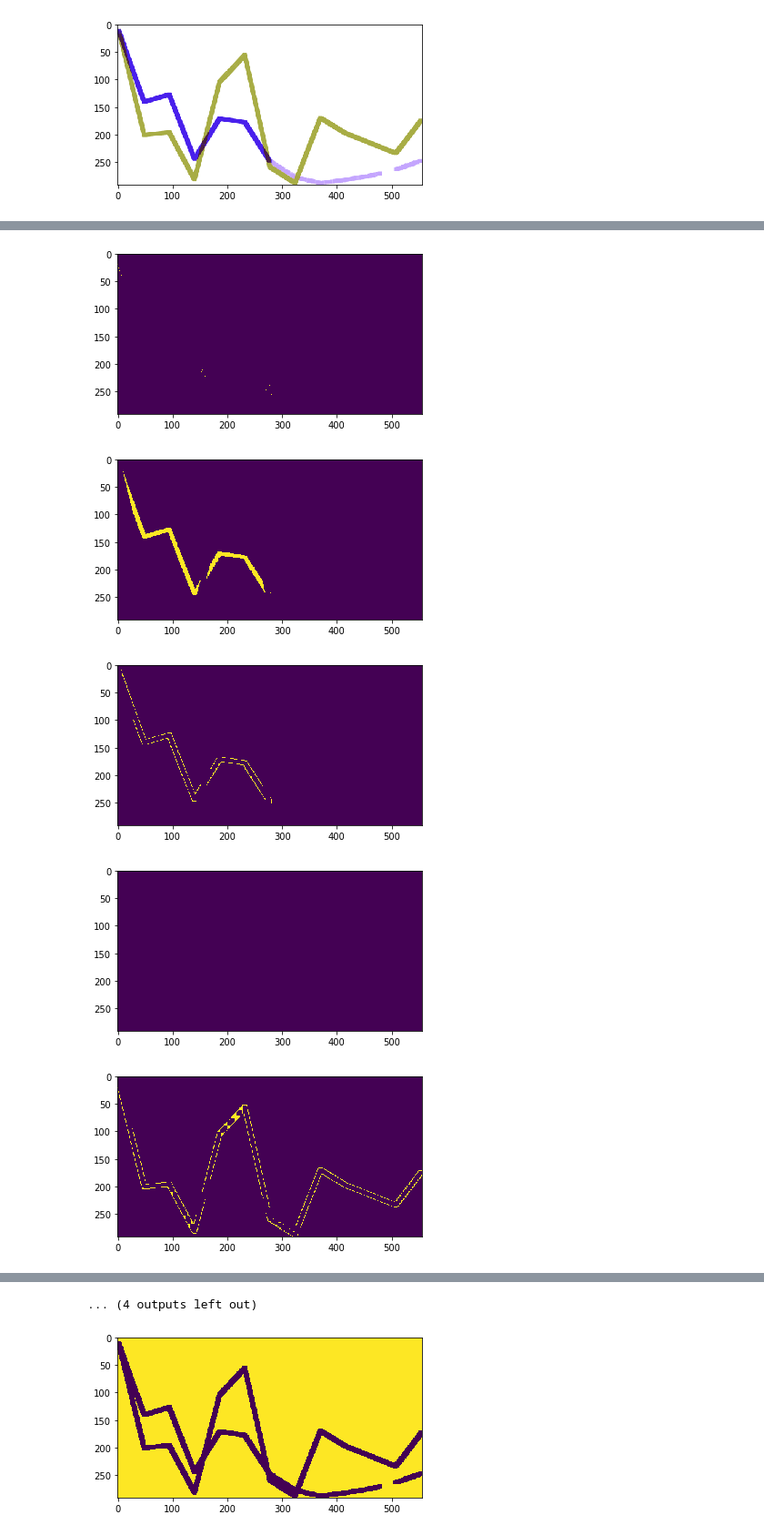
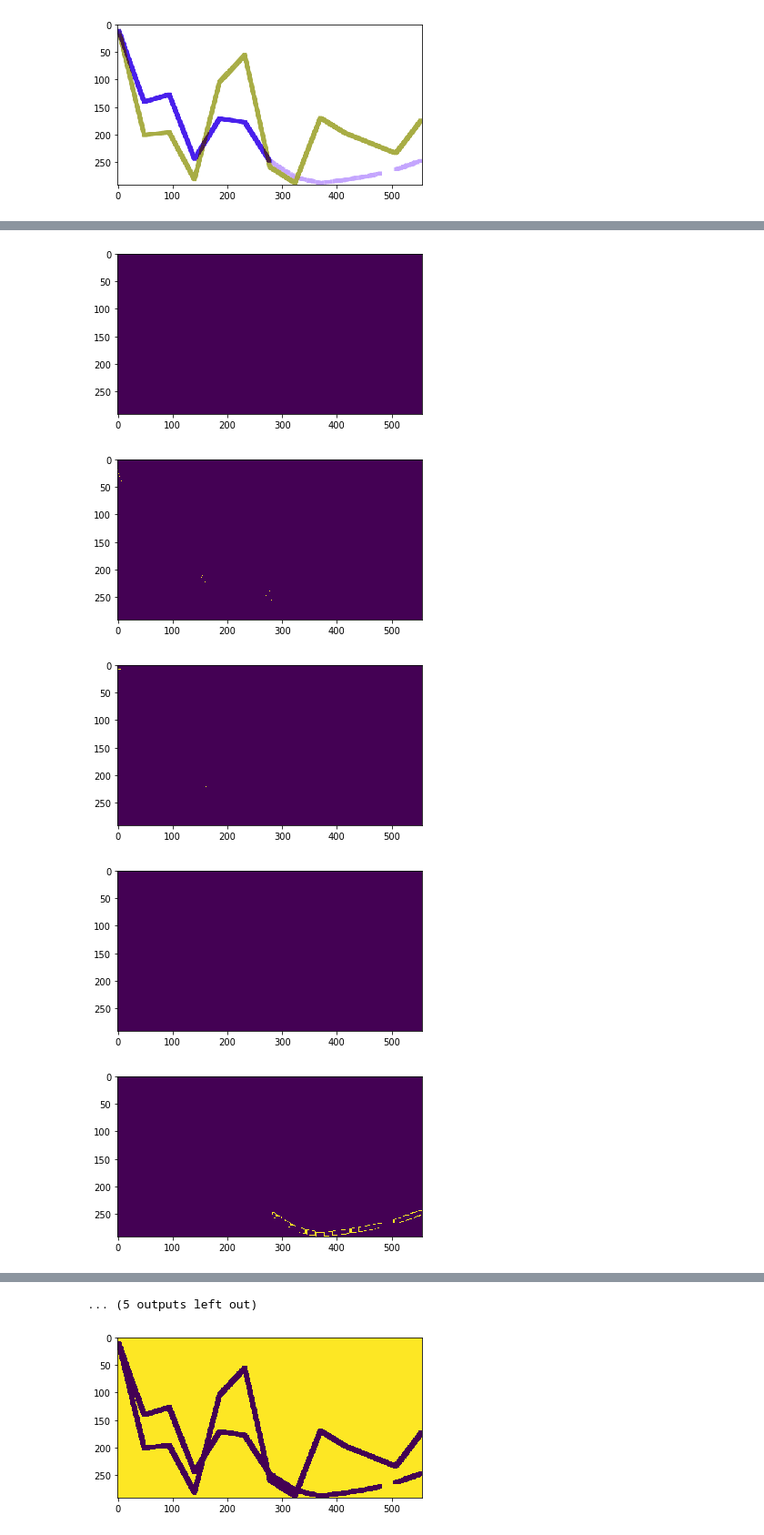
Before and after one commit to je-suis-tm/machine-learning, a Jupyter notebook: Reverse Engineering project/reverse engineering mixture.ipynb, the cells around one changed output, grey strips where cells are left out. Shown at 91% size. Cells and saved outputs as stored; diff of their text form; code cells hidden in the pictures.

Commit message:
use maximum number of unique colors as the ceiling for dirichlet

```diff
--- a/Reverse Engineering project/reverse engineering mixture.ipynb
+++ b/Reverse Engineering project/reverse engineering mixture.ipynb
@@ -84,7 +84,15 @@ def mixture_color_filter(img,num_of_colors=None,
         #use elbow method to determine the optimal number of colors
         #based upon aic and bic of the model
         if not num_of_colors:
-            num_of_colors=elbow_method(arr,**kwargs)
+
+            #maximum number of colors is determined by
+            #the total number of unique colors
+            MAX_ITR=len(np.unique(arr,axis=0))
+            if MAX_ITR>10:
+                MAX_ITR=10
+            num_of_colors=elbow_method(arr,
+                                       max_itr=MAX_ITR,
+                                       **kwargs)
 
         clf=sklearn.mixture.GaussianMixture(num_of_colors,**kwargs)
         clf.fit(arr)
@@ -271,15 +279,20 @@ def dual_axis_plot(xaxis,data1,data2,fst_color='r',
 # https://github.com/je-suis-tm/machine-learning/blob/master/Reverse%20Engineering%20project/preview/bar%20chart.png
 img_bar=cv2.imread('viz.png',1)
 # %%
+#maximum number of colors is determined by
+#the total number of unique colors
+USE_DIRICHLET=len(np.unique(img_bar.reshape((-1,img_bar.shape[-1])),axis=0))
+
 #use dirichlet process to separate color channels
 masque_bar=mixture_color_filter(img_bar,num_of_colors=None,
-                                use_dirichlet=20,
+                                use_dirichlet=USE_DIRICHLET,
                                 hsv_conversion=False,
                                 save_img=True)
 
 #usually the initial value is preferred to be large
 #in our case, nine clusters are identified
 #which is apparently overfitted
+#each unique color forms a cluster
 for i in masque_bar:
     plt.imshow(masque_bar[i])
     plt.show()
@@ -348,9 +360,16 @@ plt.imshow(erosion_dotted)
 <matplotlib.image.AxesImage at 0x...>
 [figure]
 # %%
+#maximum number of colors is determined by
+#the total number of unique colors
+#but there is a ceiling
+USE_DIRICHLET=len(np.unique(erosion_dotted.reshape((-1,erosion_dotted.shape[-1])),axis=0))
+if USE_DIRICHLET>20:
+    USE_DIRICHLET=20
+
 #use dirichlet process to separate color channels
 masque_line=mixture_color_filter(erosion_dotted,num_of_colors=None,
-                                 use_dirichlet=20,
+                                 use_dirichlet=USE_DIRICHLET,
                                 hsv_conversion=False,save_img=True)
 
 #usually the initial value is preferred to be large
@@ -368,5 +387,5 @@ for i in masque_line:
 [figure]
-[figure, old version]
+[figure, new version]
-[figure, old version]
+[figure, new version]
 [figure]
-[figure, old version]
+[figure, new version]
@@ -375,4 +394,4 @@ for i in masque_line:
-... (4 outputs left out)
+... (5 outputs left out)
 # %%
 #use aic and bic to separate color channels
 masque_line=mixture_color_filter(erosion_dotted,num_of_colors=None,
```
Also changed, not shown: parts of 4 cells of this notebook.
